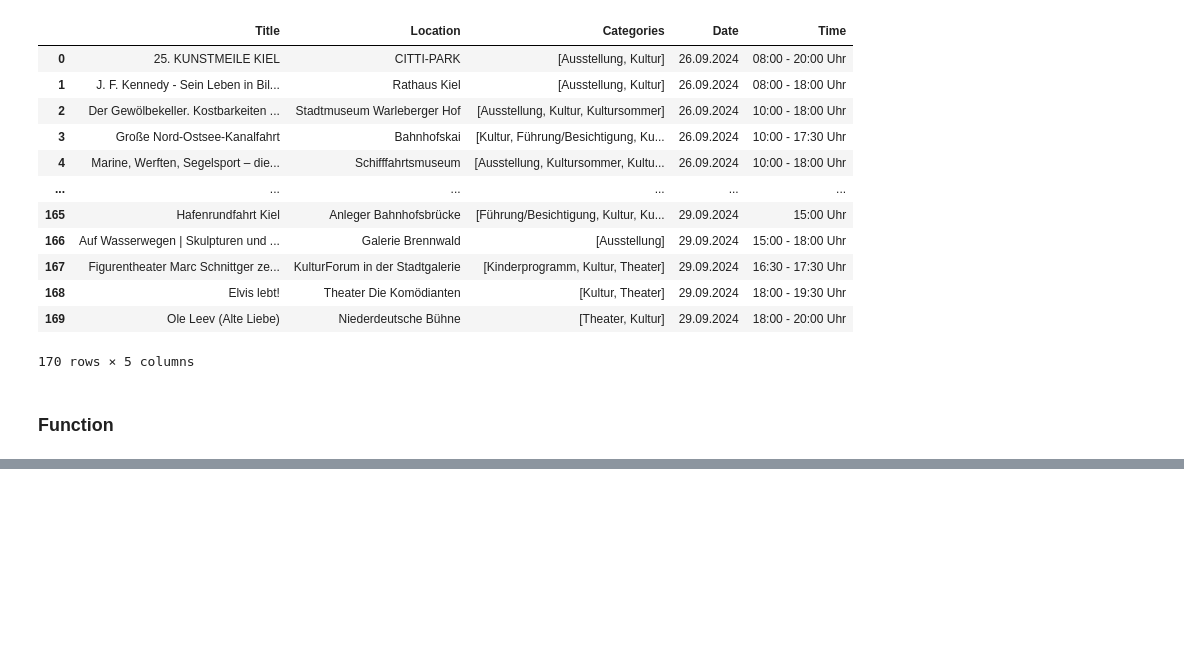
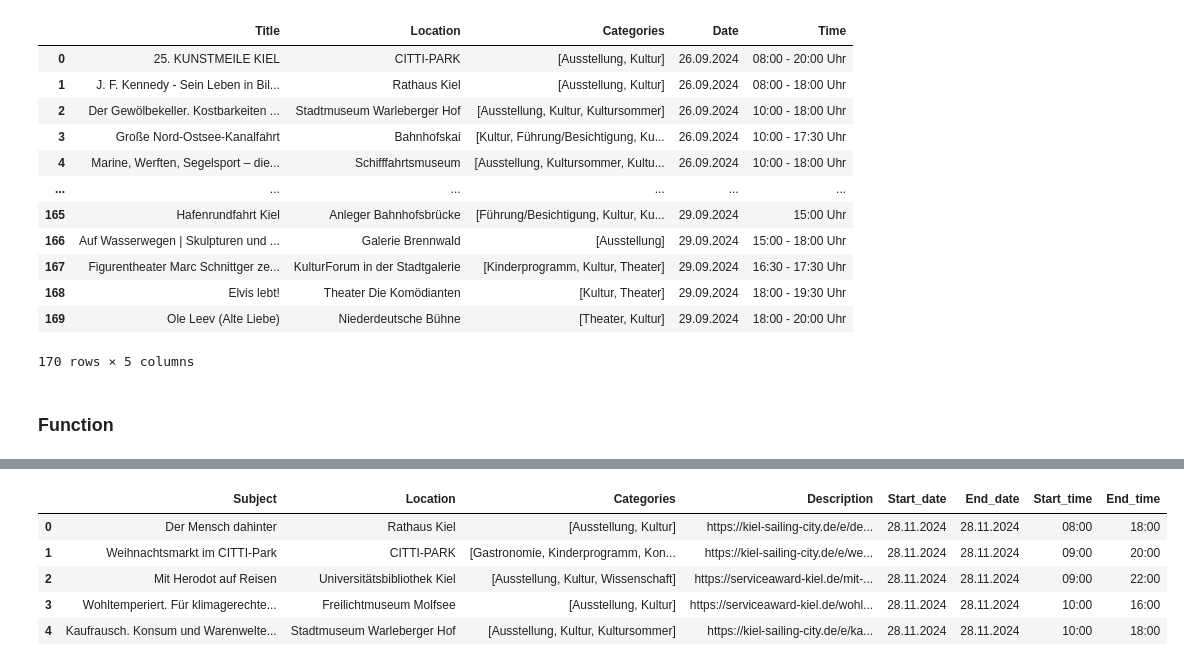
Before and after one commit to heansuh/Event-Calendar, a Jupyter notebook: scrapers/kiel_sailing_city_de.ipynb, the cells around one changed output, grey strips where cells are left out. Cells and saved outputs as stored; diff of their text form; code cells hidden in the pictures; blank space fills up the shorter version.

```diff
--- a/scrapers/kiel_sailing_city_de.ipynb
+++ b/scrapers/kiel_sailing_city_de.ipynb
@@ -561,0 +574,10 @@ scraped_events_kiel
+# %%
+#df_raw = scraped_events_kiel
+df_raw.head()
+# %% [output]
+|  | Subject | Location | Categories | Description | Start_date | End_date | Start_time | End_time |
+| 0 | Der Mensch dahinter | Rathaus Kiel | [Ausstellung, Kultur] | https://kiel-sailing-city.de/e/de... | 28.11.2024 | 28.11.2024 | 08:00 | 18:00 |
+| 1 | Weihnachtsmarkt im CITTI-Park | CITTI-PARK | [Gastronomie, Kinderprogramm, Kon... | https://kiel-sailing-city.de/e/we... | 28.11.2024 | 28.11.2024 | 09:00 | 20:00 |
+| 2 | Mit Herodot auf Reisen | Universitätsbibliothek Kiel | [Ausstellung, Kultur, Wissenschaft] | https://serviceaward-kiel.de/mit-... | 28.11.2024 | 28.11.2024 | 09:00 | 22:00 |
+| 3 | Wohltemperiert. Für klimagerechte... | Freilichtmuseum Molfsee | [Ausstellung, Kultur] | https://serviceaward-kiel.de/wohl... | 28.11.2024 | 28.11.2024 | 10:00 | 16:00 |
+| 4 | Kaufrausch. Konsum und Warenwelte... | Stadtmuseum Warleberger Hof | [Ausstellung, Kultur, Kultursommer] | https://kiel-sailing-city.de/e/ka... | 28.11.2024 | 28.11.2024 | 10:00 | 18:00 |
```
Also changed, not shown: parts of 18 cells of this notebook, 2 other files.
